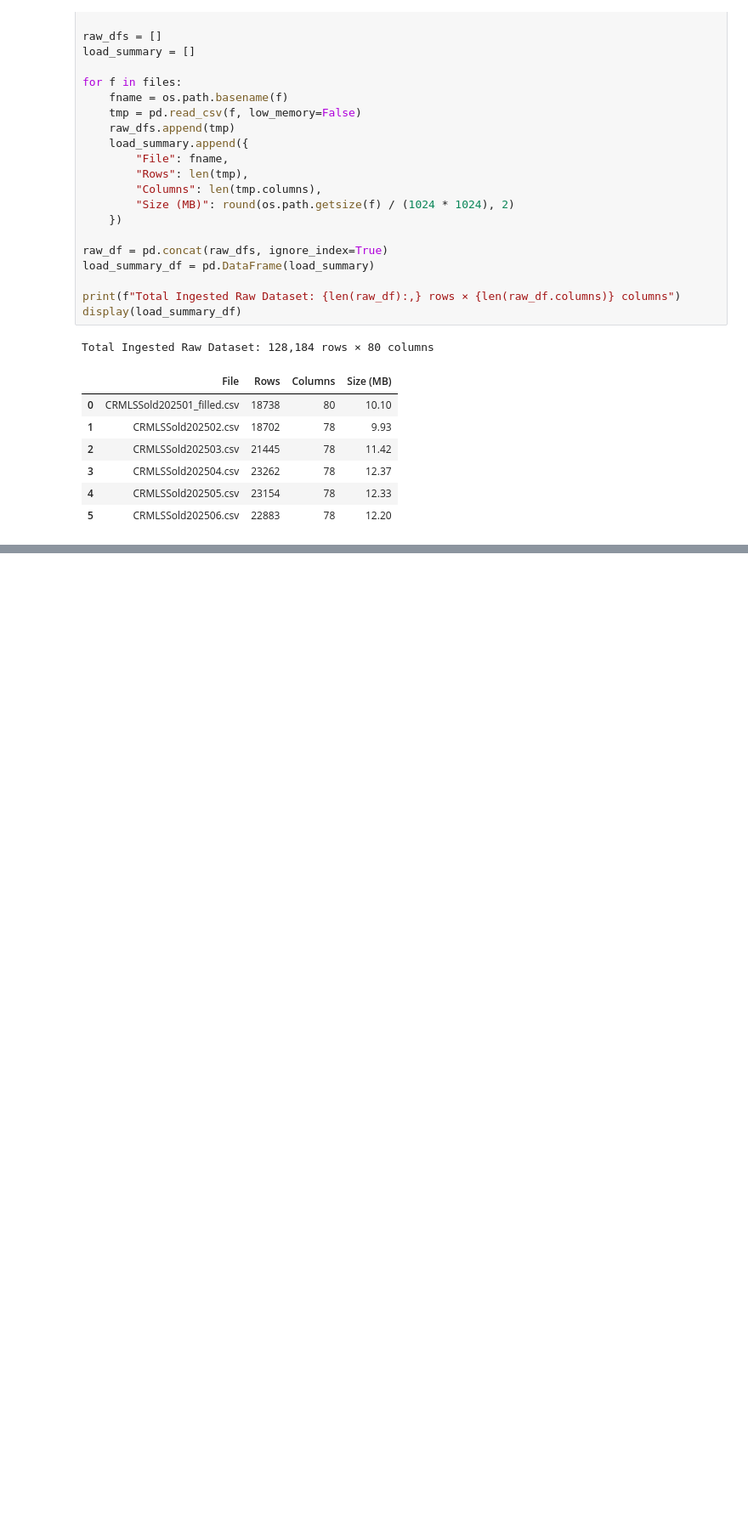
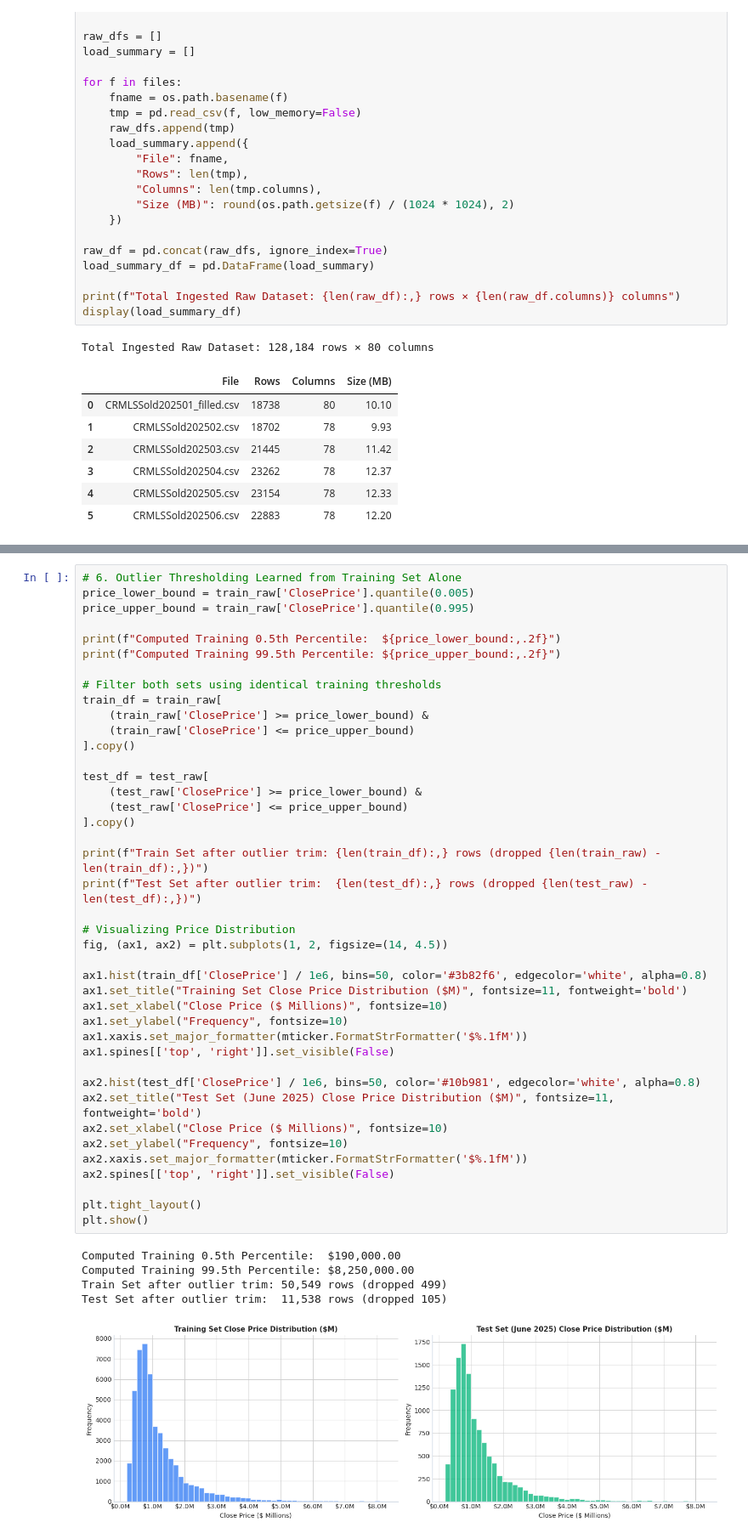
Before and after one commit to SteveWong-a/IDX-Exchange-Data-Science, a Jupyter notebook: 02_preprocessing.ipynb, the cells around one changed output, grey strips where cells are left out. Shown at 85% size. Drawn from its saved outputs; the diff is of its cells as text; blank space fills up the shorter version.

Commit message:
Revert "refactor: align 02_preprocessing.ipynb strictly with Week 3 deliverables (preprocessing & train/test split tuning)"
This reverts commit 2c2e95226f3ff1a9747f5cd6150151c1181d4093.

```diff
--- a/02_preprocessing.ipynb
+++ b/02_preprocessing.ipynb
@@ -897,0 +411,47 @@ Target leakage audit passed: ListPrice, OriginalListPrice, DaysOnMarket, and Pur
+# %%
+# 6. Outlier Thresholding Learned from Training Set Alone
+price_lower_bound = train_raw['ClosePrice'].quantile(0.005)
+price_upper_bound = train_raw['ClosePrice'].quantile(0.995)
+
+print(f"Computed Training 0.5th Percentile:  ${price_lower_bound:,.2f}")
+print(f"Computed Training 99.5th Percentile: ${price_upper_bound:,.2f}")
+
+# Filter both sets using identical training thresholds
+train_df = train_raw[
+    (train_raw['ClosePrice'] >= price_lower_bound) &
+    (train_raw['ClosePrice'] <= price_upper_bound)
+].copy()
+
+test_df = test_raw[
+    (test_raw['ClosePrice'] >= price_lower_bound) &
+    (test_raw['ClosePrice'] <= price_upper_bound)
+].copy()
+
+print(f"Train Set after outlier trim: {len(train_df):,} rows (dropped {len(train_raw) - len(train_df):,})")
+print(f"Test Set after outlier trim:  {len(test_df):,} rows (dropped {len(test_raw) - len(test_df):,})")
+
+# Visualizing Price Distribution
+fig, (ax1, ax2) = plt.subplots(1, 2, figsize=(14, 4.5))
+
+ax1.hist(train_df['ClosePrice'] / 1e6, bins=50, color='#3b82f6', edgecolor='white', alpha=0.8)
+ax1.set_title("Training Set Close Price Distribution ($M)", fontsize=11, fontweight='bold')
+ax1.set_xlabel("Close Price ($ Millions)", fontsize=10)
+ax1.set_ylabel("Frequency", fontsize=10)
+ax1.xaxis.set_major_formatter(mticker.FormatStrFormatter('$%.1fM'))
+ax1.spines[['top', 'right']].set_visible(False)
+
+ax2.hist(test_df['ClosePrice'] / 1e6, bins=50, color='#10b981', edgecolor='white', alpha=0.8)
+ax2.set_title("Test Set (June 2025) Close Price Distribution ($M)", fontsize=11, fontweight='bold')
+ax2.set_xlabel("Close Price ($ Millions)", fontsize=10)
+ax2.set_ylabel("Frequency", fontsize=10)
+ax2.xaxis.set_major_formatter(mticker.FormatStrFormatter('$%.1fM'))
+ax2.spines[['top', 'right']].set_visible(False)
+
+plt.tight_layout()
+plt.show()
+# %% [output]
+Computed Training 0.5th Percentile:  $190,000.00
+Computed Training 99.5th Percentile: $8,250,000.00
+Train Set after outlier trim: 50,549 rows (dropped 499)
+Test Set after outlier trim:  11,538 rows (dropped 105)
+[figure, added]
```
Also changed, not shown: parts of 53 cells of this notebook.
